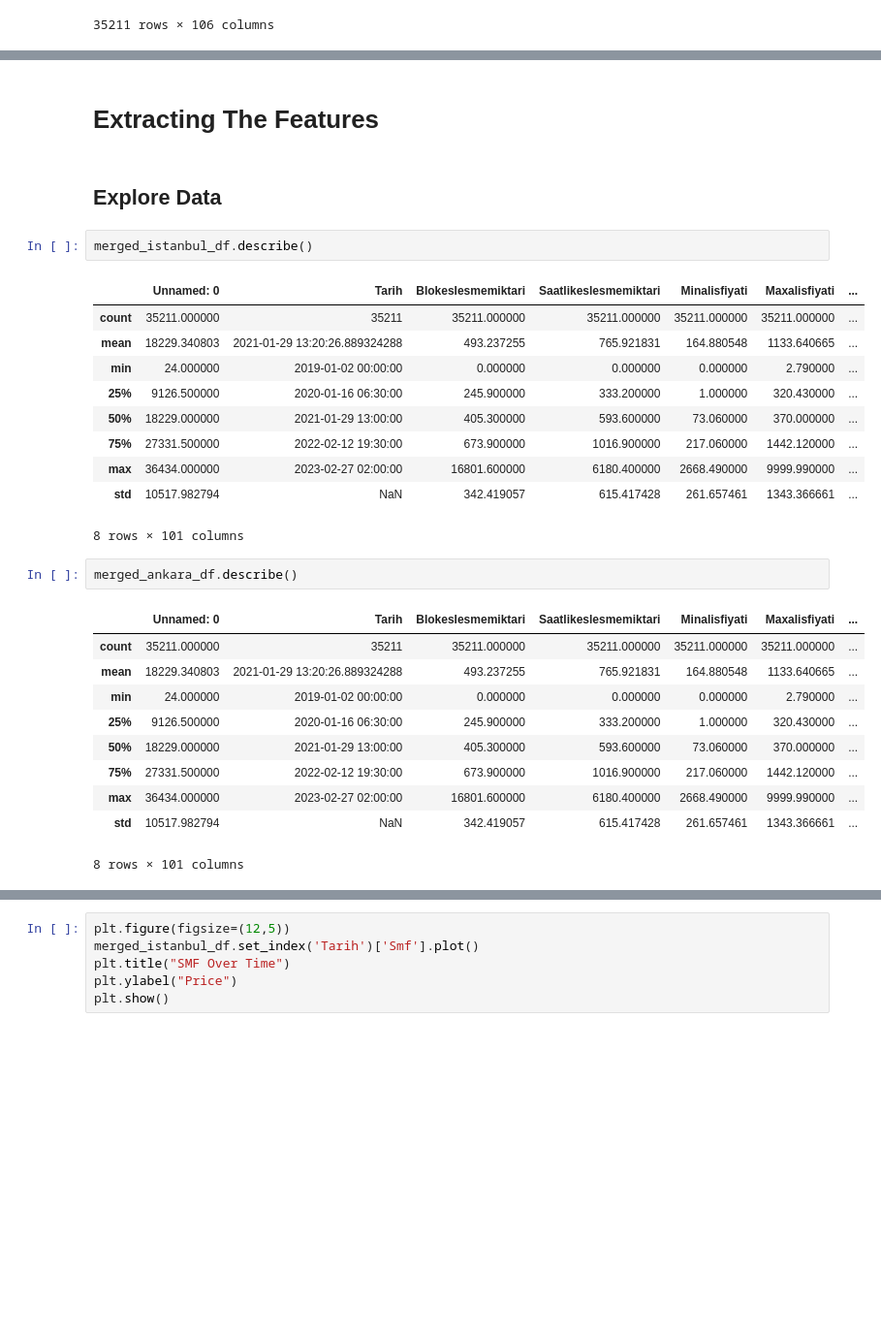
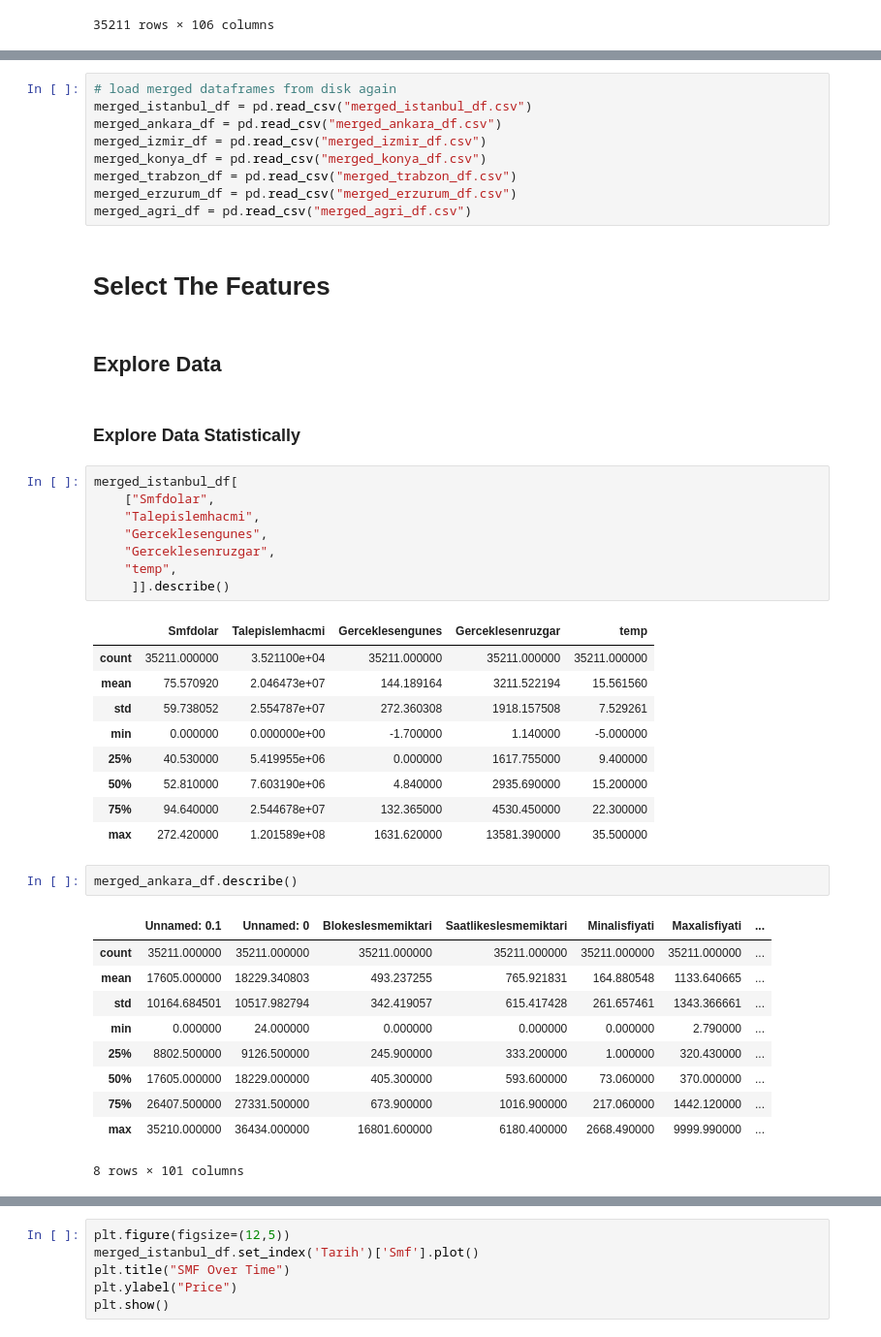
Before and after one commit to EmirhanSyl/kilowizard_backup, a Jupyter notebook: notebooks/02_data_exploration.ipynb, the cells around one changed output, grey strips where cells are left out. Shown at 97% size. Drawn from its saved outputs; the diff is of its cells as text; blank space fills up the shorter version.

```diff
--- a/notebooks/02_data_exploration.ipynb
+++ b/notebooks/02_data_exploration.ipynb
@@ -207,32 +232,48 @@ merged_istanbul_df
+# %%
+# load merged dataframes from disk again
+merged_istanbul_df = pd.read_csv("merged_istanbul_df.csv")
+merged_ankara_df = pd.read_csv("merged_ankara_df.csv")
+merged_izmir_df = pd.read_csv("merged_izmir_df.csv")
+merged_konya_df = pd.read_csv("merged_konya_df.csv")
+merged_trabzon_df = pd.read_csv("merged_trabzon_df.csv")
+merged_erzurum_df = pd.read_csv("merged_erzurum_df.csv")
+merged_agri_df = pd.read_csv("merged_agri_df.csv")
 # %% [markdown]
-# Extracting The Features
+# Select The Features
 # %% [markdown]
 ## Explore Data
+# %% [markdown]
+### Explore Data Statistically
 # %%
-merged_istanbul_df.describe()
+merged_istanbul_df[
+    ["Smfdolar",
+    "Talepislemhacmi",
+    "Gerceklesengunes",
+    "Gerceklesenruzgar",
+    "temp",
+     ]].describe()
 # %% [output]
-|  | Unnamed: 0 | Tarih | Blokeslesmemiktari | Saatlikeslesmemiktari | Minalisfiyati | Maxalisfiyati | ... |
-| count | 35211.000000 | 35211 | 35211.000000 | 35211.000000 | 35211.000000 | 35211.000000 | ... |
-| mean | 18229.340803 | 2021-01-29 13:20:26.889324288 | 493.237255 | 765.921831 | 164.880548 | 1133.640665 | ... |
-| min | 24.000000 | 2019-01-02 00:00:00 | 0.000000 | 0.000000 | 0.000000 | 2.790000 | ... |
-| 25% | 9126.500000 | 2020-01-16 06:30:00 | 245.900000 | 333.200000 | 1.000000 | 320.430000 | ... |
-| 50% | 18229.000000 | 2021-01-29 13:00:00 | 405.300000 | 593.600000 | 73.060000 | 370.000000 | ... |
-| 75% | 27331.500000 | 2022-02-12 19:30:00 | 673.900000 | 1016.900000 | 217.060000 | 1442.120000 | ... |
-| max | 36434.000000 | 2023-02-27 02:00:00 | 16801.600000 | 6180.400000 | 2668.490000 | 9999.990000 | ... |
-| std | 10517.982794 | NaN | 342.419057 | 615.417428 | 261.657461 | 1343.366661 | ... |
+|  | Smfdolar | Talepislemhacmi | Gerceklesengunes | Gerceklesenruzgar | temp |
+| count | 35211.000000 | 3.521100e+04 | 35211.000000 | 35211.000000 | 35211.000000 |
+| mean | 75.570920 | 2.046473e+07 | 144.189164 | 3211.522194 | 15.561560 |
+| std | 59.738052 | 2.554787e+07 | 272.360308 | 1918.157508 | 7.529261 |
+| min | 0.000000 | 0.000000e+00 | -1.700000 | 1.140000 | -5.000000 |
+| 25% | 40.530000 | 5.419955e+06 | 0.000000 | 1617.755000 | 9.400000 |
+| 50% | 52.810000 | 7.603190e+06 | 4.840000 | 2935.690000 | 15.200000 |
+| 75% | 94.640000 | 2.544678e+07 | 132.365000 | 4530.450000 | 22.300000 |
+| max | 272.420000 | 1.201589e+08 | 1631.620000 | 13581.390000 | 35.500000 |
-8 rows × 101 columns
 # %%
 merged_ankara_df.describe()
 # %% [output]
-|  | Unnamed: 0 | Tarih | Blokeslesmemiktari | Saatlikeslesmemiktari | Minalisfiyati | Maxalisfiyati | ... |
-| count | 35211.000000 | 35211 | 35211.000000 | 35211.000000 | 35211.000000 | 35211.000000 | ... |
-| mean | 18229.340803 | 2021-01-29 13:20:26.889324288 | 493.237255 | 765.921831 | 164.880548 | 1133.640665 | ... |
-| min | 24.000000 | 2019-01-02 00:00:00 | 0.000000 | 0.000000 | 0.000000 | 2.790000 | ... |
-| 25% | 9126.500000 | 2020-01-16 06:30:00 | 245.900000 | 333.200000 | 1.000000 | 320.430000 | ... |
-| 50% | 18229.000000 | 2021-01-29 13:00:00 | 405.300000 | 593.600000 | 73.060000 | 370.000000 | ... |
-| 75% | 27331.500000 | 2022-02-12 19:30:00 | 673.900000 | 1016.900000 | 217.060000 | 1442.120000 | ... |
-| max | 36434.000000 | 2023-02-27 02:00:00 | 16801.600000 | 6180.400000 | 2668.490000 | 9999.990000 | ... |
-| std | 10517.982794 | NaN | 342.419057 | 615.417428 | 261.657461 | 1343.366661 | ... |
+|  | Unnamed: 0.1 | Unnamed: 0 | Blokeslesmemiktari | Saatlikeslesmemiktari | Minalisfiyati | Maxalisfiyati | ... |
+| count | 35211.000000 | 35211.000000 | 35211.000000 | 35211.000000 | 35211.000000 | 35211.000000 | ... |
+| mean | 17605.000000 | 18229.340803 | 493.237255 | 765.921831 | 164.880548 | 1133.640665 | ... |
+| std | 10164.684501 | 10517.982794 | 342.419057 | 615.417428 | 261.657461 | 1343.366661 | ... |
+| min | 0.000000 | 24.000000 | 0.000000 | 0.000000 | 0.000000 | 2.790000 | ... |
+| 25% | 8802.500000 | 9126.500000 | 245.900000 | 333.200000 | 1.000000 | 320.430000 | ... |
+| 50% | 17605.000000 | 18229.000000 | 405.300000 | 593.600000 | 73.060000 | 370.000000 | ... |
+| 75% | 26407.500000 | 27331.500000 | 673.900000 | 1016.900000 | 217.060000 | 1442.120000 | ... |
+| max | 35210.000000 | 36434.000000 | 16801.600000 | 6180.400000 | 2668.490000 | 9999.990000 | ... |
 8 rows × 101 columns
 # %%
 important_features = [
```
Also changed, not shown: parts of 24 cells of this notebook, 8 other files.
